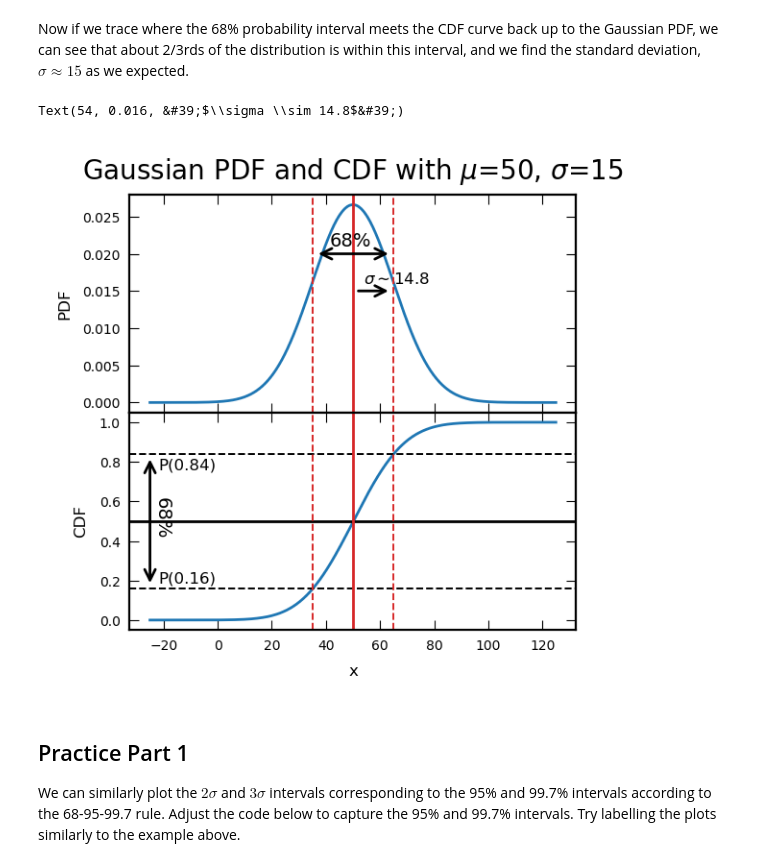
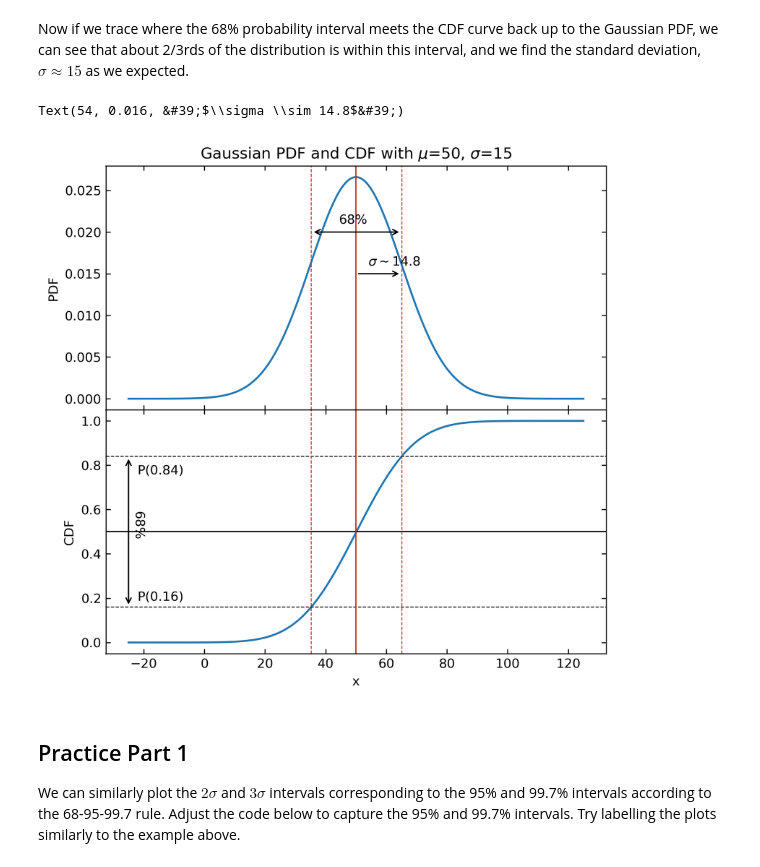
Before and after one commit to cjtu/spirl, a Jupyter notebook: _sources/sp_function-plotting.ipynb, the cells around one changed output. Cells and saved outputs as stored; diff of their text form; code cells hidden in the pictures.

```diff
--- a/_sources/sp_function-plotting.ipynb
+++ b/_sources/sp_function-plotting.ipynb
@@ -68,16 +68,16 @@ cdf = np.array([np.trapz(pdf[:i], x=x[:i]) for i in range(len(x))])
 Below we plot the Gaussian (PDF) and integral (CDF) over each other using `plt.subplots`.
 # %%
 # Plot the pdf and cdf on 2 subplots
-f, ax = plt.subplots(2, 1, figsize=(3., 3), dpi=200, gridspec_kw={'hspace':0})
-ax[0].plot(x, pdf, '-', lw=1, c='tab:blue')
-ax[1].plot(x, cdf, '-', lw=1, c='tab:blue')
+f, ax = plt.subplots(2, 1, figsize=(7, 7), dpi=300, gridspec_kw={'hspace':0})
+ax[0].plot(x, pdf, '-', c='tab:blue')
+ax[1].plot(x, cdf, '-', c='tab:blue')
 
 # Set up plot parameters
 for i in range(2):
-    ax[i].tick_params(axis='both', labelsize=5, right=True, top=True, direction='in', width=.4)
-ax[0].set_title(f'Gaussian PDF and CDF with $\mu$={mean}, $\sigma$={stdev}', size=10)
-ax[0].set_ylabel('PDF', size=6)
-ax[1].set_ylabel('CDF', size=6)
-ax[1].set_xlabel('x', size=6)
+    ax[i].tick_params(axis='both', right=True, top=True, direction='in')
+ax[0].set_title(f'Gaussian PDF and CDF with $\mu$={mean}, $\sigma$={stdev}')
+ax[0].set_ylabel('PDF')
+ax[1].set_ylabel('CDF')
+ax[1].set_xlabel('x')
 # %% [output]
 Text(0.5, 0, &#39;x&#39;)
@@ -140,50 +140,53 @@ Now if we trace where the 68% probability interval meets the CDF curve back up t
 # Define variables representing the 68% interval we calculated above
 p_lower = 0.16
 p_upper = 0.84
 p_label = '68%'
 
 # ====== Create same plot as above =======
-f, ax = plt.subplots(2, 1, figsize=(3., 3), dpi=200, gridspec_kw={'hspace':0})
-ax[0].plot(x, pdf, '-', lw=1, c='tab:blue')
-ax[1].plot(x, cdf, '-', lw=1, c='tab:blue')
+f, ax = plt.subplots(2, 1, figsize=(7, 7), dpi=300, gridspec_kw={'hspace':0})
+ax[0].plot(x, pdf, '-', c='tab:blue')
+ax[1].plot(x, cdf, '-', c='tab:blue')
 
 for i in range(2):
-    ax[i].tick_params(axis='both', labelsize=5, right=True, top=True, direction='in', width=.4)
-ax[0].set_title(f'Gaussian PDF and CDF with $\mu$={mean}, $\sigma$={stdev}', size=10)
-ax[0].set_ylabel('PDF', size=6)
-ax[1].set_ylabel('CDF', size=6)
-ax[1].set_xlabel('x', size=6)
+    ax[i].tick_params(axis='both', right=True, top=True, direction='in')
+ax[0].set_title(f'Gaussian PDF and CDF with $\mu$={mean}, $\sigma$={stdev}')
+ax[0].set_ylabel('PDF')
+ax[1].set_ylabel('CDF')
+ax[1].set_xlabel('x')
 
 # Plot horizontal lines on the CDF corresponding to the 68% interval
 ax[1].axhline(p_lower, c='k', lw=.7, ls='--' )
 ax[1].axhline(0.50, c='k', lw=1, ls='-' )
 ax[1].axhline(p_upper, c='k', lw=.7, ls='--' )
 
 # Label the lines
-ax[1].text(-22, p_upper-0.08, f'P({p_upper})',  size=6)
-ax[1].text(-22, p_lower+0.03, f'P({p_lower})',  size=6)
+ax[1].text(-22, p_upper-0.08, f'P({p_upper})')
+ax[1].text(-22, p_lower+0.03, f'P({p_lower})')
 
-ax[1].annotate(s='', xy=(-25, p_lower), xytext=(-25, p_upper), arrowprops=dict(arrowstyle='<->'))
-ax[1].text(-24, 0.55, p_label,  size=7, style='normal', rotation=270)
+ax[1].annotate(s='', xy=(-25, p_lower), xytext=(-25, p_upper),
+               arrowprops=dict(arrowstyle='<->'))
+ax[1].text(-24, 0.55, p_label, style='normal', rotation=270)
 # =========================================
 
 # Find the x values of the 68% probability interval
 x_upper = x[np.argmin(np.abs(cdf - p_upper))]
 x_lower = x[np.argmin(np.abs(cdf - p_lower))]
 
 # Trace lines along these x values and the mean up to the PDF
 for i in range(2):
        ax[i].axvline(x_lower, c='tab:red', lw=.7, ls='--' )
        ax[i].axvline(mean, c='tab:red', lw=1,  ls='-' )
        ax[i].axvline(x_upper, c='tab:red', lw=.7, ls='--' )
 
-ax[0].annotate(s='', xy=(x_upper, 0.02), xytext=(x_lower, 0.02), arrowprops=dict(arrowstyle='<->'))
-ax[0].text(49, 0.021, p_label, size=7, style='normal', horizontalalignment='center')
-ax[0].annotate(s='', xy=(mean, 0.015), xytext=(x_upper, 0.015), arrowprops=dict(arrowstyle='<-'))
-ax[0].text(54, 0.016, f'$\sigma \sim {mean-x_lower:.1f}$', size=6)
+ax[0].annotate(s='', xy=(x_upper, 0.02), xytext=(x_lower, 0.02),
+               arrowprops=dict(arrowstyle='<->'))
+ax[0].text(49, 0.021, p_label, style='normal', horizontalalignment='center')
+ax[0].annotate(s='', xy=(mean, 0.015), xytext=(x_upper, 0.015),
+arrowprops=dict(arrowstyle='<-'))
+ax[0].text(54, 0.016, f'$\sigma \sim {mean-x_lower:.1f}$')
 # %% [output]
 Text(54, 0.016, &#39;$\\sigma \\sim 14.8$&#39;)
-[figure, old version]
+[figure, new version]
 # %% [markdown]
 ## Practice Part 1
 
```
Also changed, not shown: parts of 4 cells of this notebook, 11 other files.
